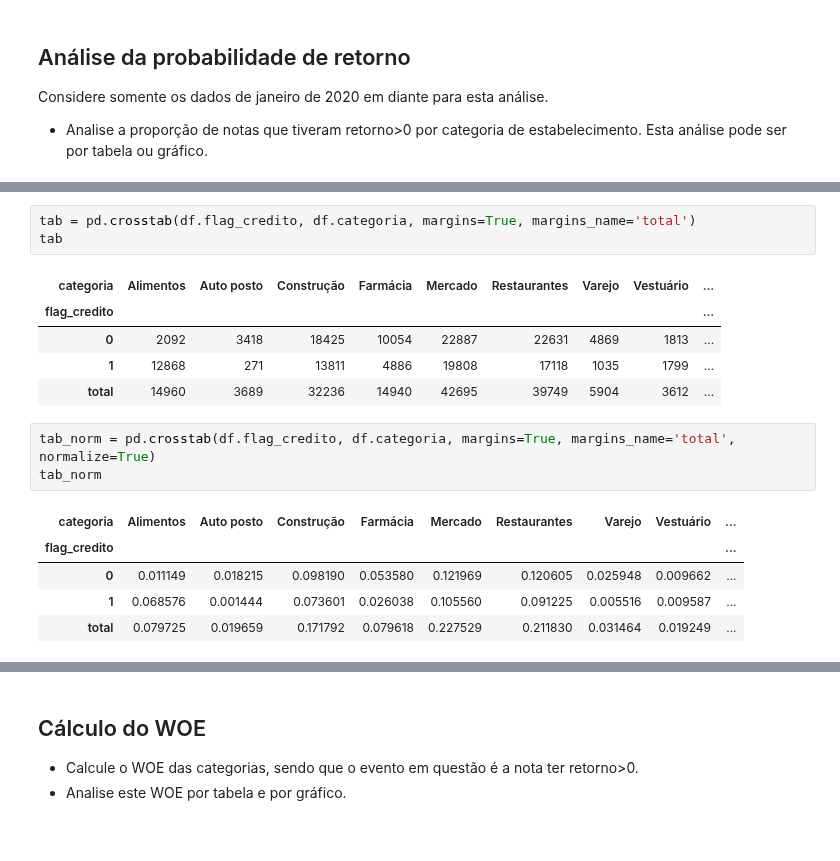
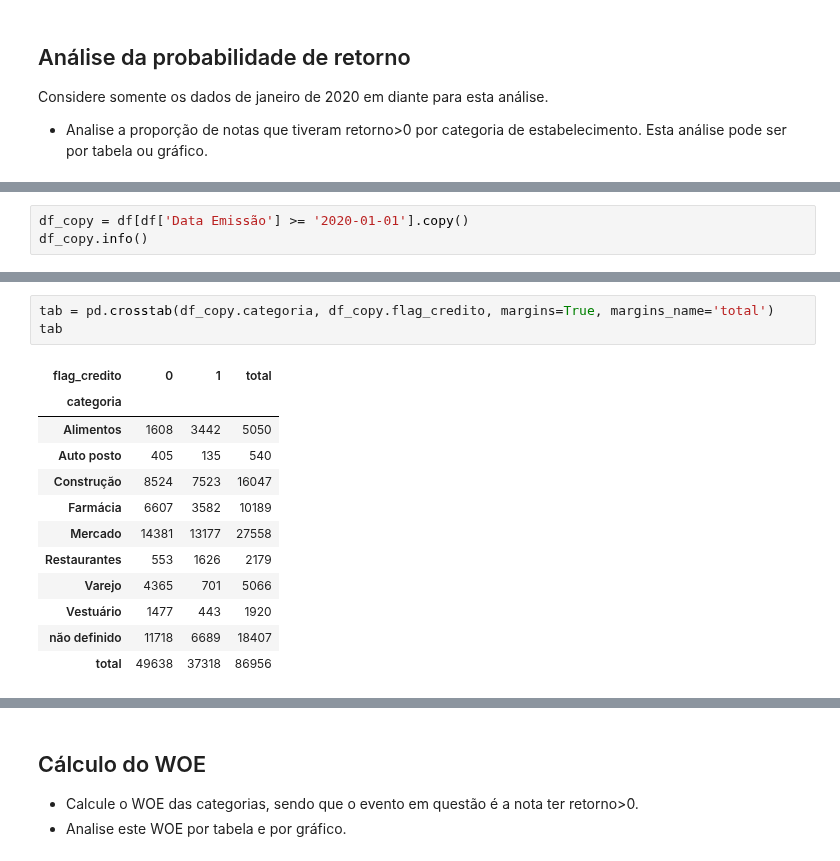
Before and after one commit to gfsilveira/ebac, a Jupyter notebook: 03-Cientista_de_Dados/02-Crisp_DM/36_modulo/ProfCientistaDados m36_supportmaterial_exercise01 - Resolvido.ipynb, the cells around one changed output, grey strips where cells are left out. Drawn from its saved outputs; the diff is of its cells as text.

```diff
--- a/03-Cientista_de_Dados/02-Crisp_DM/36_modulo/ProfCientistaDados m36_supportmaterial_exercise01 - Resolvido.ipynb
+++ b/03-Cientista_de_Dados/02-Crisp_DM/36_modulo/ProfCientistaDados m36_supportmaterial_exercise01 - Resolvido.ipynb
@@ -52,0 +79,3 @@ Considere somente os dados de janeiro de 2020 em diante para esta análise.
+# %%
+df_copy = df[df['Data Emissão'] >= '2020-01-01'].copy()
+df_copy.info()
@@ -53,18 +119,16 @@ Considere somente os dados de janeiro de 2020 em diante para esta análise.
 # %%
-tab = pd.crosstab(df.flag_credito, df.categoria, margins=True, margins_name='total')
+tab = pd.crosstab(df_copy.categoria, df_copy.flag_credito, margins=True, margins_name='total')
 tab
 # %% [output]
-| categoria | Alimentos | Auto posto | Construção | Farmácia | Mercado | Restaurantes | Varejo | Vestuário | ... |
-| flag_credito |  |  |  |  |  |  |  |  | ... |
-| 0 | 2092 | 3418 | 18425 | 10054 | 22887 | 22631 | 4869 | 1813 | ... |
-| 1 | 12868 | 271 | 13811 | 4886 | 19808 | 17118 | 1035 | 1799 | ... |
-| total | 14960 | 3689 | 32236 | 14940 | 42695 | 39749 | 5904 | 3612 | ... |
+| flag_credito | 0 | 1 | total |
+| categoria |  |  |  |
+| Alimentos | 1608 | 3442 | 5050 |
+| Auto posto | 405 | 135 | 540 |
+| Construção | 8524 | 7523 | 16047 |
+| Farmácia | 6607 | 3582 | 10189 |
+| Mercado | 14381 | 13177 | 27558 |
+| Restaurantes | 553 | 1626 | 2179 |
+| Varejo | 4365 | 701 | 5066 |
+| Vestuário | 1477 | 443 | 1920 |
+| não definido | 11718 | 6689 | 18407 |
+| total | 49638 | 37318 | 86956 |
-# %%
-tab_norm = pd.crosstab(df.flag_credito, df.categoria, margins=True, margins_name='total', normalize=True)
-tab_norm
-# %% [output]
-| categoria | Alimentos | Auto posto | Construção | Farmácia | Mercado | Restaurantes | Varejo | Vestuário | ... |
-| flag_credito |  |  |  |  |  |  |  |  | ... |
-| 0 | 0.011149 | 0.018215 | 0.098190 | 0.053580 | 0.121969 | 0.120605 | 0.025948 | 0.009662 | ... |
-| 1 | 0.068576 | 0.001444 | 0.073601 | 0.026038 | 0.105560 | 0.091225 | 0.005516 | 0.009587 | ... |
-| total | 0.079725 | 0.019659 | 0.171792 | 0.079618 | 0.227529 | 0.211830 | 0.031464 | 0.019249 | ... |
```
Also changed, not shown: parts of 15 cells of this notebook, 1 other file.
